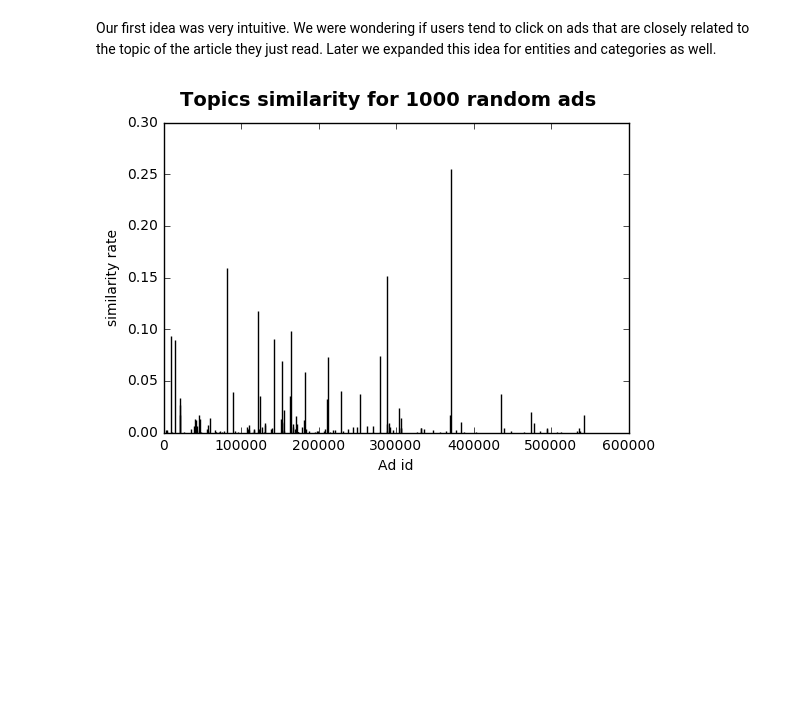
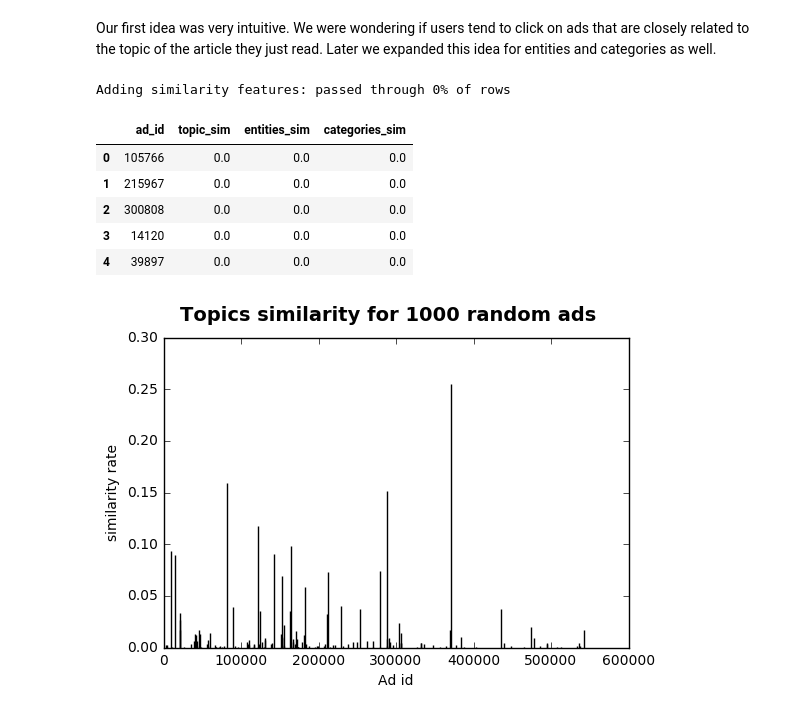
Before and after one commit to dean-ayalon/DS-Workshop, a Jupyter notebook: Project Notebook.ipynb, the cells around one changed output. Saved outputs shown, nothing was run; the diff lists cells and outputs as text; code cells hidden in the pictures; blank space fills up the shorter version.

```diff
--- a/Project Notebook.ipynb
+++ b/Project Notebook.ipynb
@@ -204,34 +204,42 @@ def find_similarity(table, doc_out, doc_in, field):
     return similarity
 # %%
 #WARNING! Running this code takes about 7 hours.
-n = len(dataset)
+n = len(b_dataset)
 topic_similarities = np.zeros(n)
 entities_similarities = np.zeros(n)
 categories_similarities = np.zeros(n)
 counter = 0
 
 # Runs on each row in the data set and calculates it's similarity
-for row in dataset.itertuples():
+for row in b_dataset.itertuples():
     if not counter % n/100:
         print("Adding similarity features: passed through " + (str(round(counter * 100 / n))) + "% of rows")
     doc_out = row.document_id_x
     doc_in = row.document_id_y
 
     topic_similarity = find_similarity(doc_topics, doc_out, doc_in, "topic_id")
     topic_similarities[counter] = topic_similarity
 
     categories_similarity = find_similarity(doc_categories, doc_out, doc_in, "category_id")
     categories_similarities[counter] = categories_similarity
 
     entities_similarity = find_similarity(doc_entities, doc_out, doc_in, "entity_id")
     entities_similarities[counter] = entities_similarity
 
     counter += 1
 
 # Creating the final table
 similarities = pd.DataFrame(dataset[['ad_id']])
 similarities["topic_sim"] = topic_similarities
 similarities["entities_sim"] = entities_similarities
 similarities["categories_sim"] = categories_similarities
 
 similarities.head()
+# %% [output]
+Adding similarity features: passed through 0% of rows
+|  | ad_id | topic_sim | entities_sim | categories_sim |
+| 0 | 105766 | 0.0 | 0.0 | 0.0 |
+| 1 | 215967 | 0.0 | 0.0 | 0.0 |
+| 2 | 300808 | 0.0 | 0.0 | 0.0 |
+| 3 | 14120 | 0.0 | 0.0 | 0.0 |
+| 4 | 39897 | 0.0 | 0.0 | 0.0 |
```
Also changed, not shown: parts of 1 cell of this notebook.
